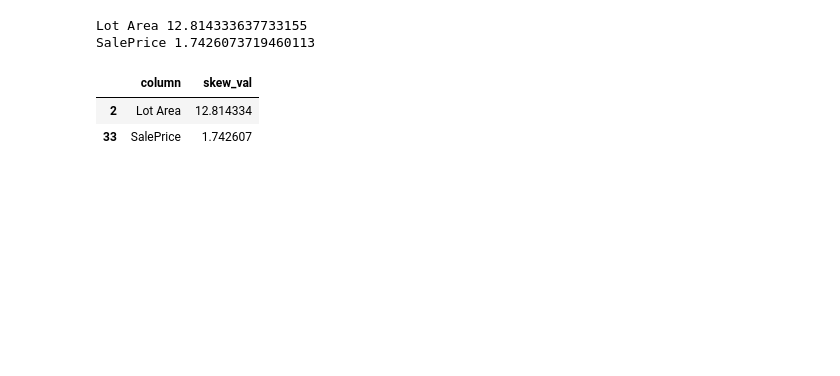
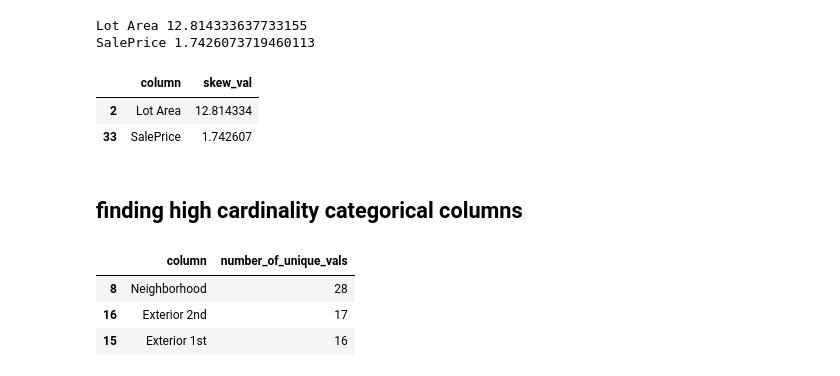
Before and after one commit to Jeremykibiru/Advanced-ML, a Jupyter notebook: project.ipynb, the cells around one changed output. Saved outputs shown, nothing was run; the diff lists cells and outputs as text; code cells hidden in the pictures; blank space fills up the shorter version.

```diff
--- a/project.ipynb
+++ b/project.ipynb
@@ -380,3 +381,22 @@ skew_df[(skew_df["column"]=="Lot Area")|(skew_df["column"]=="SalePrice")]
 |  | column | skew_val |
 | 2 | Lot Area | 12.814334 |
 | 33 | SalePrice | 1.742607 |
+# %% [markdown]
+## finding high cardinality categorical columns
+# %%
+categorical_data2 = data.select_dtypes(include="object")
+# %%
+cardinality = {"column":[],"number_of_unique_vals":[]}
+for col in categorical_data2.columns:
+    cardinality["column"].append(col)
+    cardinality["number_of_unique_vals"].append(len(list(categorical_data2[col].dropna().unique())))
+    #print(col, len(list(categorical_data2[col].dropna().unique())))
+cardinality_df=pd.DataFrame(cardinality)
+# %%
+cardinality_df.sort_values(by="number_of_unique_vals",ascending=False,inplace=True)
+cardinality_df.head(3)
+# %% [output]
+|  | column | number_of_unique_vals |
+| 8 | Neighborhood | 28 |
+| 16 | Exterior 2nd | 17 |
+| 15 | Exterior 1st | 16 |
```
Also changed, not shown: parts of 8 cells of this notebook.
